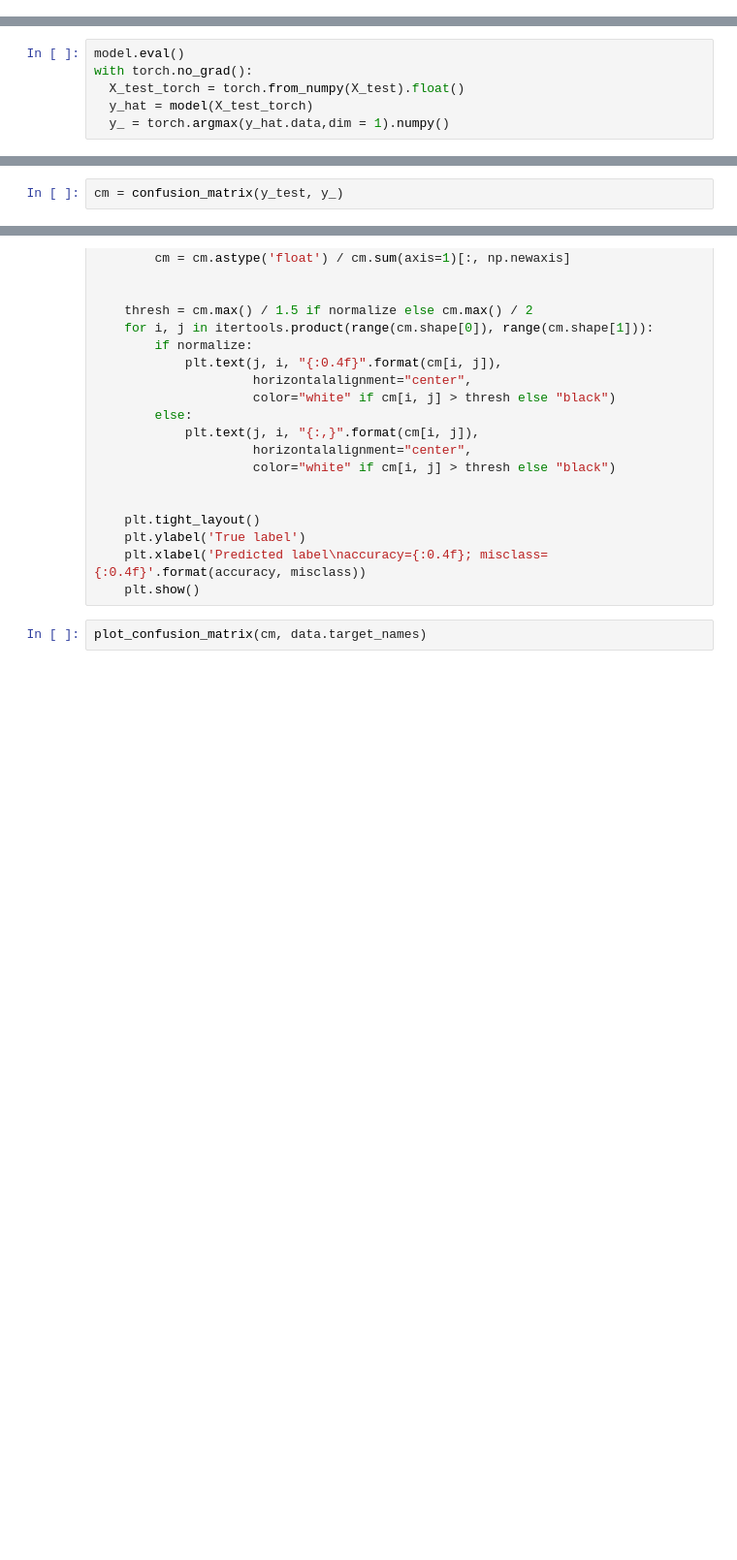
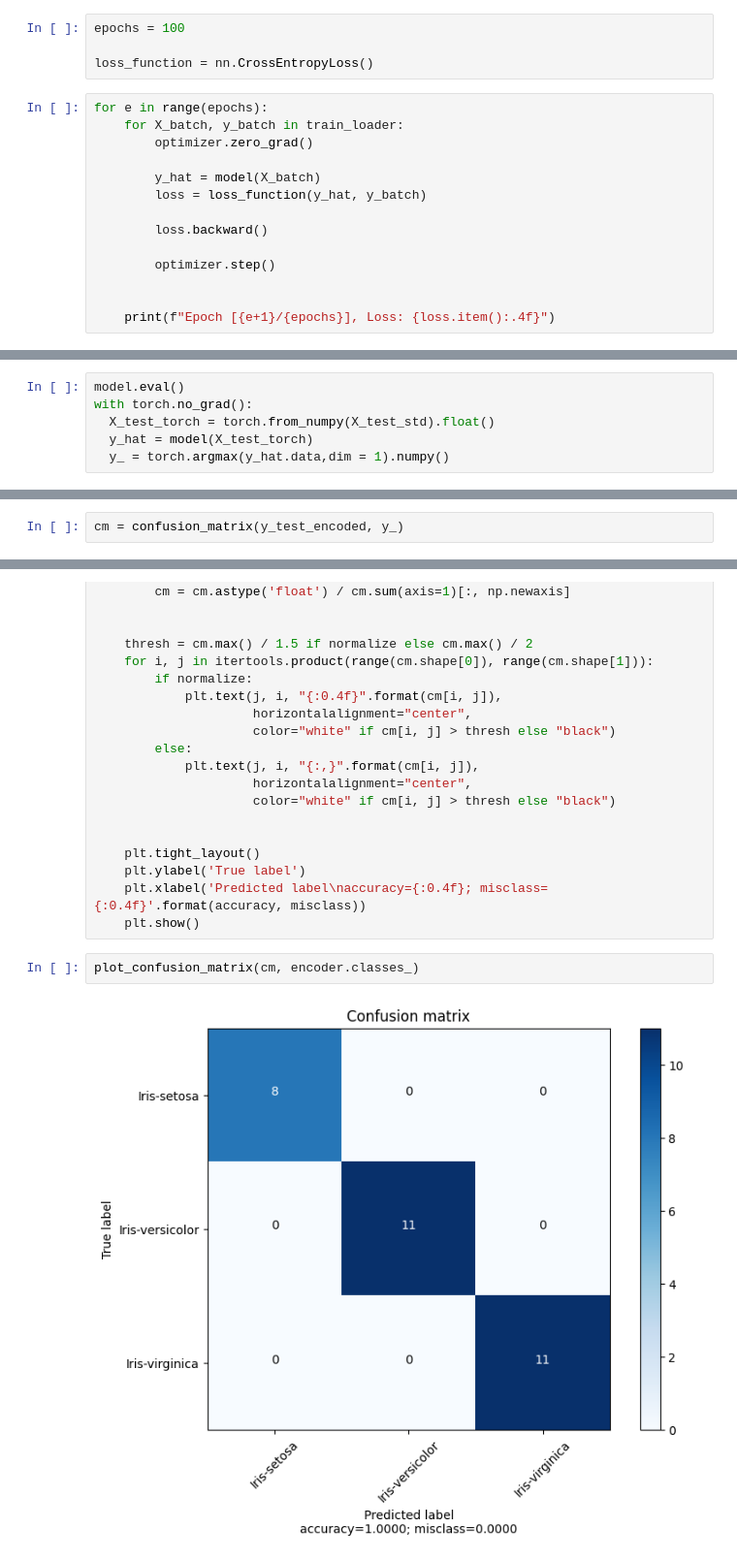
Before and after one commit to mdrs-thiago/PUC_Redes_Neurais, a Jupyter notebook: grad/PUC-Rio - Redes Neurais - Aula 0.ipynb, the cells around one changed output, grey strips where cells are left out. Shown at 97% size. Drawn from its saved outputs; the diff is of its cells as text; blank space fills up the shorter version.

```diff
--- a/grad/PUC-Rio - Redes Neurais - Aula 0.ipynb
+++ b/grad/PUC-Rio - Redes Neurais - Aula 0.ipynb
@@ -282,3 +264,21 @@ PyTorch has a feature called autograd, which allows for automatic differentiatio
 ## VI. Hands-on PyTorch
 # %% [markdown]
 ### A. Model training
+# %%
+epochs = 100
+
+loss_function = nn.CrossEntropyLoss()
+# %%
+for e in range(epochs):
+    for X_batch, y_batch in train_loader:
+        optimizer.zero_grad()
+
+        y_hat = model(X_batch)
+        loss = loss_function(y_hat, y_batch)
+
+        loss.backward()
+
+        optimizer.step()
+
+
+    print(f"Epoch [{e+1}/{epochs}], Loss: {loss.item():.4f}")
@@ -287,7 +305,7 @@ PyTorch has a feature called autograd, which allows for automatic differentiatio
 # %%
 model.eval()
 with torch.no_grad():
-  X_test_torch = torch.from_numpy(X_test).float()
+  X_test_torch = torch.from_numpy(X_test_std).float()
   y_hat = model(X_test_torch)
   y_ = torch.argmax(y_hat.data,dim = 1).numpy()
 # %% [markdown]
@@ -297,2 +325,2 @@ print(classification_report(y_test, y_))
 # %%
-cm = confusion_matrix(y_test, y_)
+cm = confusion_matrix(y_test_encoded, y_)
@@ -375,4 +409,6 @@ def plot_confusion_matrix(cm,
     plt.xlabel('Predicted label\naccuracy={:0.4f}; misclass={:0.4f}'.format(accuracy, misclass))
     plt.show()
 # %%
-plot_confusion_matrix(cm, data.target_names)
+plot_confusion_matrix(cm, encoder.classes_)
+# %% [output]
+[figure, added]
```
Also changed, not shown: parts of 10 cells of this notebook.
